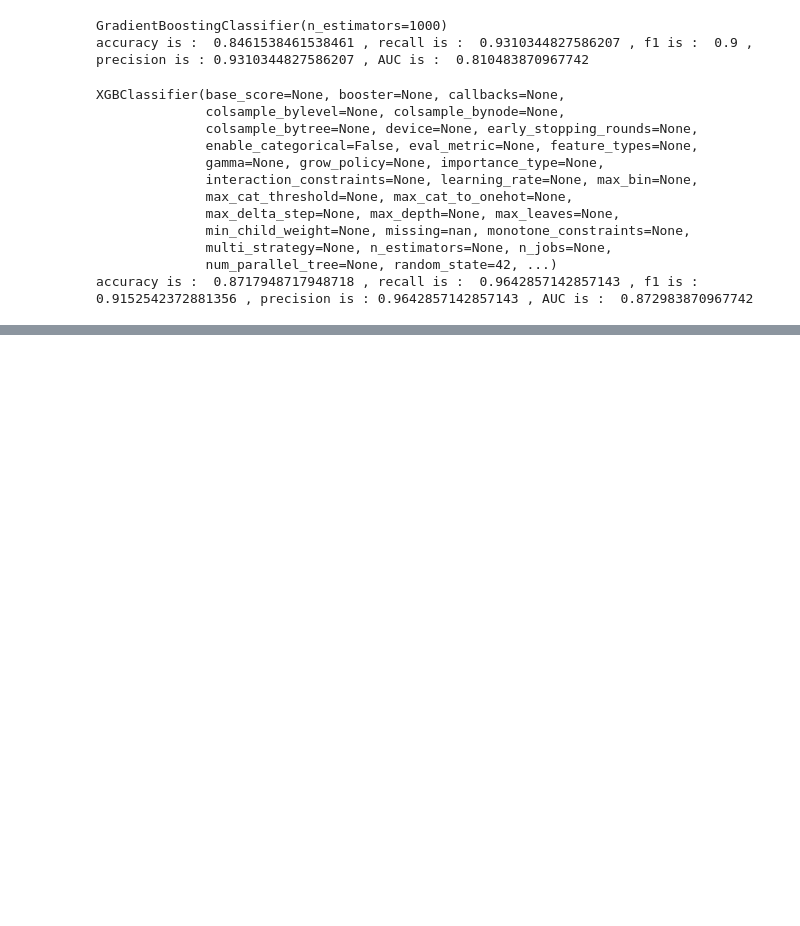
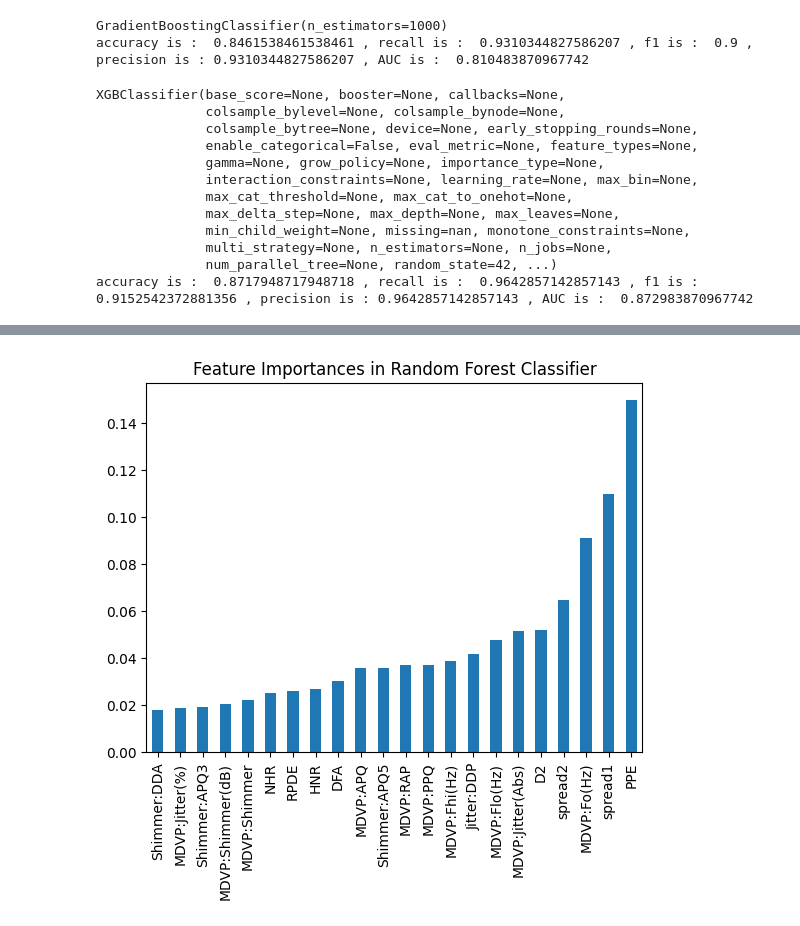
Before and after one commit to uday-venkatesha/Multiple_disease_prediction, a Jupyter notebook: individual disease prediction/Parkinsons_prediction_girls.ipynb, the cells around one changed output, grey strips where cells are left out. Saved outputs shown, nothing was run; the diff lists cells and outputs as text; code cells hidden in the pictures; blank space fills up the shorter version.

```diff
--- a/individual disease prediction/Parkinsons_prediction_girls.ipynb
+++ b/individual disease prediction/Parkinsons_prediction_girls.ipynb
@@ -192,3 +214,10 @@ files.download(filename)
 # %% [output]
 [interactive output not drawn]
 [interactive output not drawn]
+# %%
+importances = model3.feature_importances_
+feat_imp = pd.Series(importances, index = X.columns).sort_values()
+# %%
+feat_imp.plot(kind = 'bar', title = 'Feature Importances in Random Forest Classifier');
+# %% [output]
+[figure, added]
```
Also changed, not shown: parts of 7 cells of this notebook, 3 other files.
